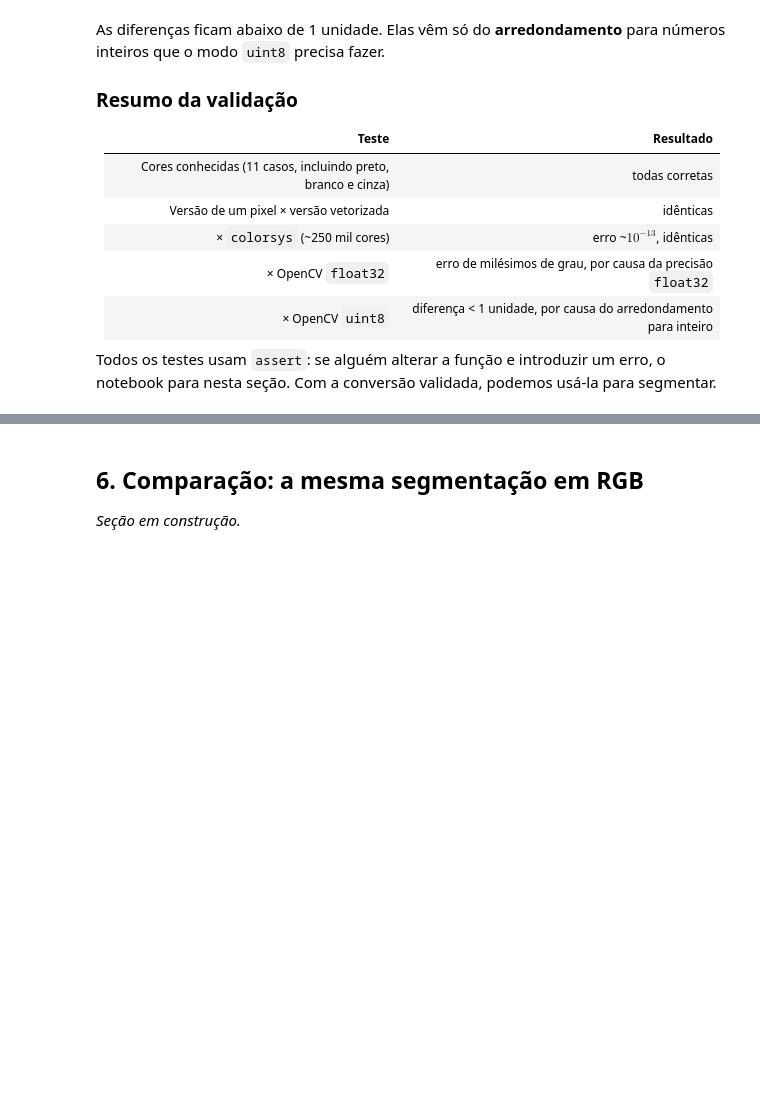
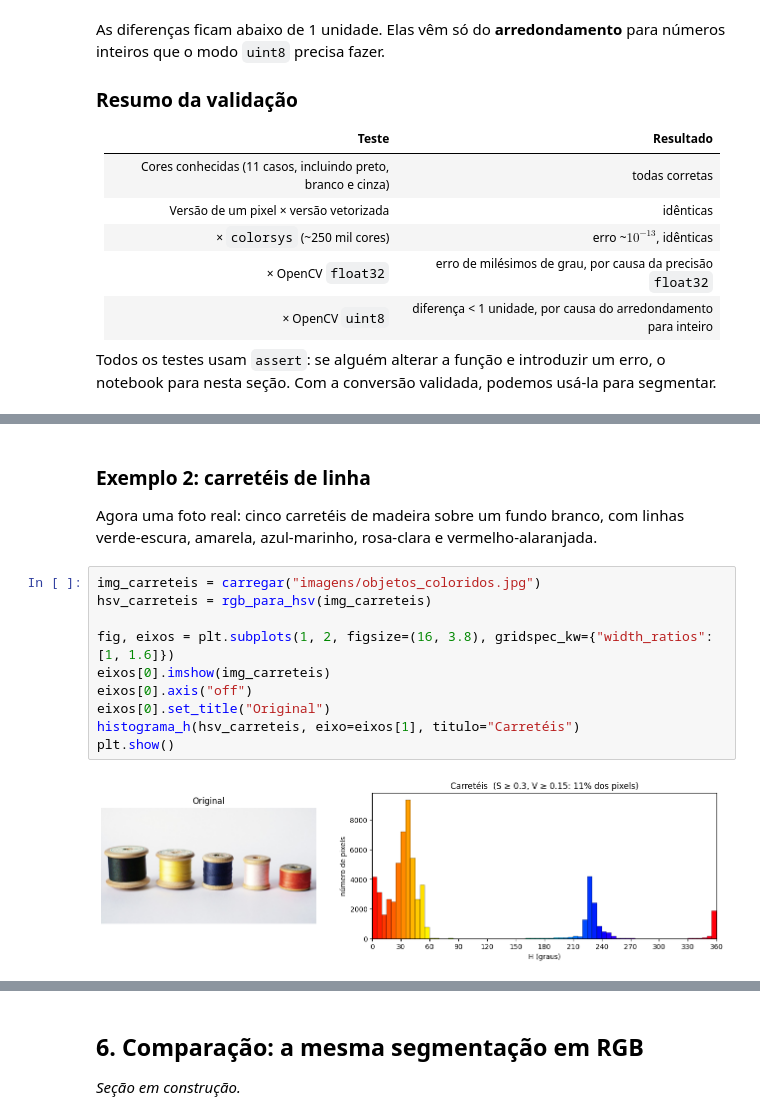
Before and after one commit to Joaogmos/computacao-visual-projeto2, a Jupyter notebook: tutorial_segmentacao_cor.ipynb, the cells around one changed output, grey strips where cells are left out. Cells and saved outputs as stored; diff of their text form; blank space fills up the shorter version.

```diff
--- a/tutorial_segmentacao_cor.ipynb
+++ b/tutorial_segmentacao_cor.ipynb
@@ -622,0 +780,16 @@ Todos os testes usam `assert`: se alguém alterar a função e introduzir um err
+# %% [markdown]
+### Exemplo 2: carretéis de linha
+
+Agora uma foto real: cinco carretéis de madeira sobre um fundo branco, com linhas verde-escura, amarela, azul-marinho, rosa-clara e vermelho-alaranjada.
+# %%
+img_carreteis = carregar("imagens/objetos_coloridos.jpg")
+hsv_carreteis = rgb_para_hsv(img_carreteis)
+
+fig, eixos = plt.subplots(1, 2, figsize=(16, 3.8), gridspec_kw={"width_ratios": [1, 1.6]})
+eixos[0].imshow(img_carreteis)
+eixos[0].axis("off")
+eixos[0].set_title("Original")
+histograma_h(hsv_carreteis, eixo=eixos[1], titulo="Carretéis")
+plt.show()
+# %% [output]
+[figure, added]
```
Also changed, not shown: parts of 25 cells of this notebook.
